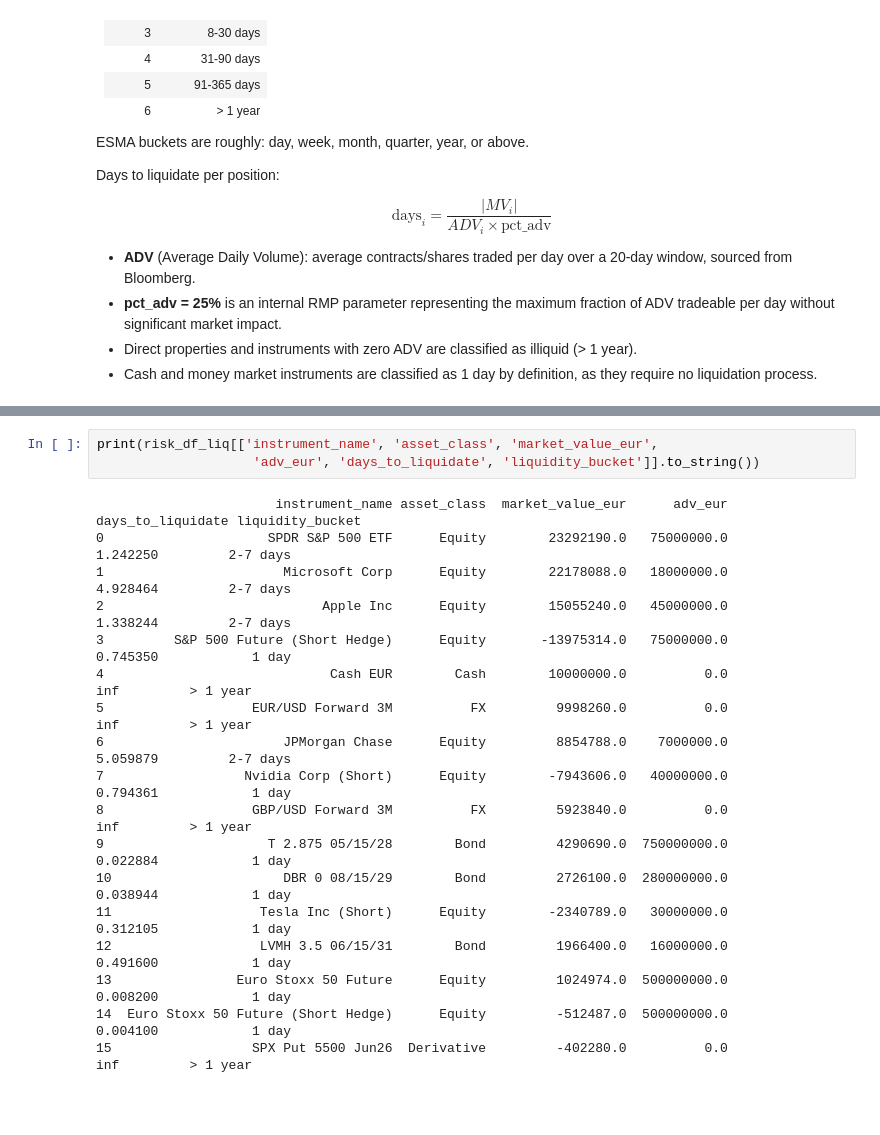
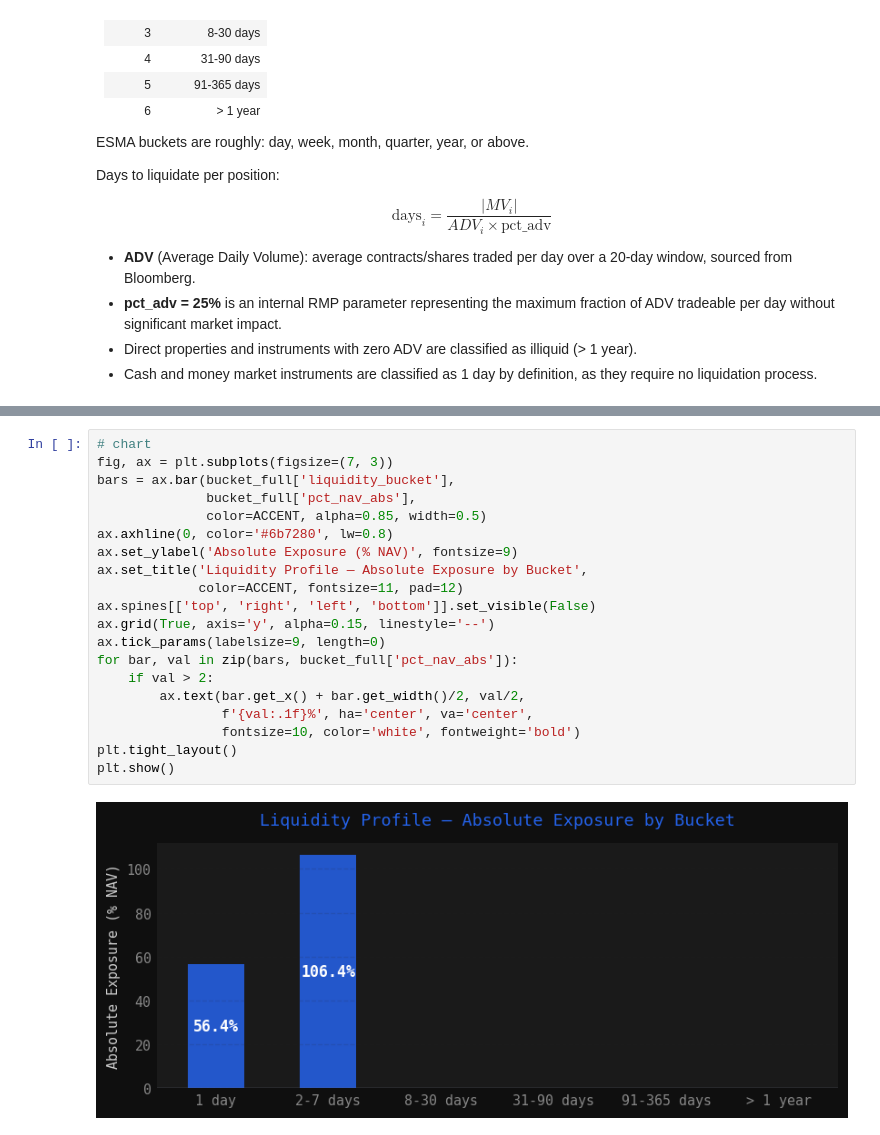
Before and after one commit to mrspatbile/manco-risk-mngmt, a Jupyter notebook: notebooks/aifm_hedge_fund.ipynb, the cells around one changed output, grey strips where cells are left out. Cells and saved outputs as stored; diff of their text form; blank space fills up the shorter version.

```diff
--- a/notebooks/aifm_hedge_fund.ipynb
+++ b/notebooks/aifm_hedge_fund.ipynb
@@ -753,21 +758,22 @@ Total                80,136,094   100.0%
-# %%
-print(risk_df_liq[['instrument_name', 'asset_class', 'market_value_eur',
-                    'adv_eur', 'days_to_liquidate', 'liquidity_bucket']].to_string())
-# %% [output]
-                       instrument_name asset_class  market_value_eur      adv_eur  days_to_liquidate liquidity_bucket
-0                     SPDR S&P 500 ETF      Equity        23292190.0   75000000.0           1.242250         2-7 days
-1                       Microsoft Corp      Equity        22178088.0   18000000.0           4.928464         2-7 days
-2                            Apple Inc      Equity        15055240.0   45000000.0           1.338244         2-7 days
-3         S&P 500 Future (Short Hedge)      Equity       -13975314.0   75000000.0           0.745350            1 day
-4                             Cash EUR        Cash        10000000.0          0.0                inf         > 1 year
-5                   EUR/USD Forward 3M          FX         9998260.0          0.0                inf         > 1 year
-6                       JPMorgan Chase      Equity         8854788.0    7000000.0           5.059879         2-7 days
-7                  Nvidia Corp (Short)      Equity        -7943606.0   40000000.0           0.794361            1 day
-8                   GBP/USD Forward 3M          FX         5923840.0          0.0                inf         > 1 year
-9                     T 2.875 05/15/28        Bond         4290690.0  750000000.0           0.022884            1 day
-10                      DBR 0 08/15/29        Bond         2726100.0  280000000.0           0.038944            1 day
-11                   Tesla Inc (Short)      Equity        -2340789.0   30000000.0           0.312105            1 day
-12                   LVMH 3.5 06/15/31        Bond         1966400.0   16000000.0           0.491600            1 day
-13                Euro Stoxx 50 Future      Equity         1024974.0  500000000.0           0.008200            1 day
-14  Euro Stoxx 50 Future (Short Hedge)      Equity         -512487.0  500000000.0           0.004100            1 day
-15                  SPX Put 5500 Jun26  Derivative         -402280.0          0.0                inf         > 1 year
+# %%
+# chart
+fig, ax = plt.subplots(figsize=(7, 3))
+bars = ax.bar(bucket_full['liquidity_bucket'],
+              bucket_full['pct_nav_abs'],
+              color=ACCENT, alpha=0.85, width=0.5)
+ax.axhline(0, color='#6b7280', lw=0.8)
+ax.set_ylabel('Absolute Exposure (% NAV)', fontsize=9)
+ax.set_title('Liquidity Profile — Absolute Exposure by Bucket',
+             color=ACCENT, fontsize=11, pad=12)
+ax.spines[['top', 'right', 'left', 'bottom']].set_visible(False)
+ax.grid(True, axis='y', alpha=0.15, linestyle='--')
+ax.tick_params(labelsize=9, length=0)
+for bar, val in zip(bars, bucket_full['pct_nav_abs']):
+    if val > 2:
+        ax.text(bar.get_x() + bar.get_width()/2, val/2,
+                f'{val:.1f}%', ha='center', va='center',
+                fontsize=10, color='white', fontweight='bold')
+plt.tight_layout()
+plt.show()
+# %% [output]
+[figure, added]
```
Also changed, not shown: parts of 1 cell of this notebook, 2 other files.
